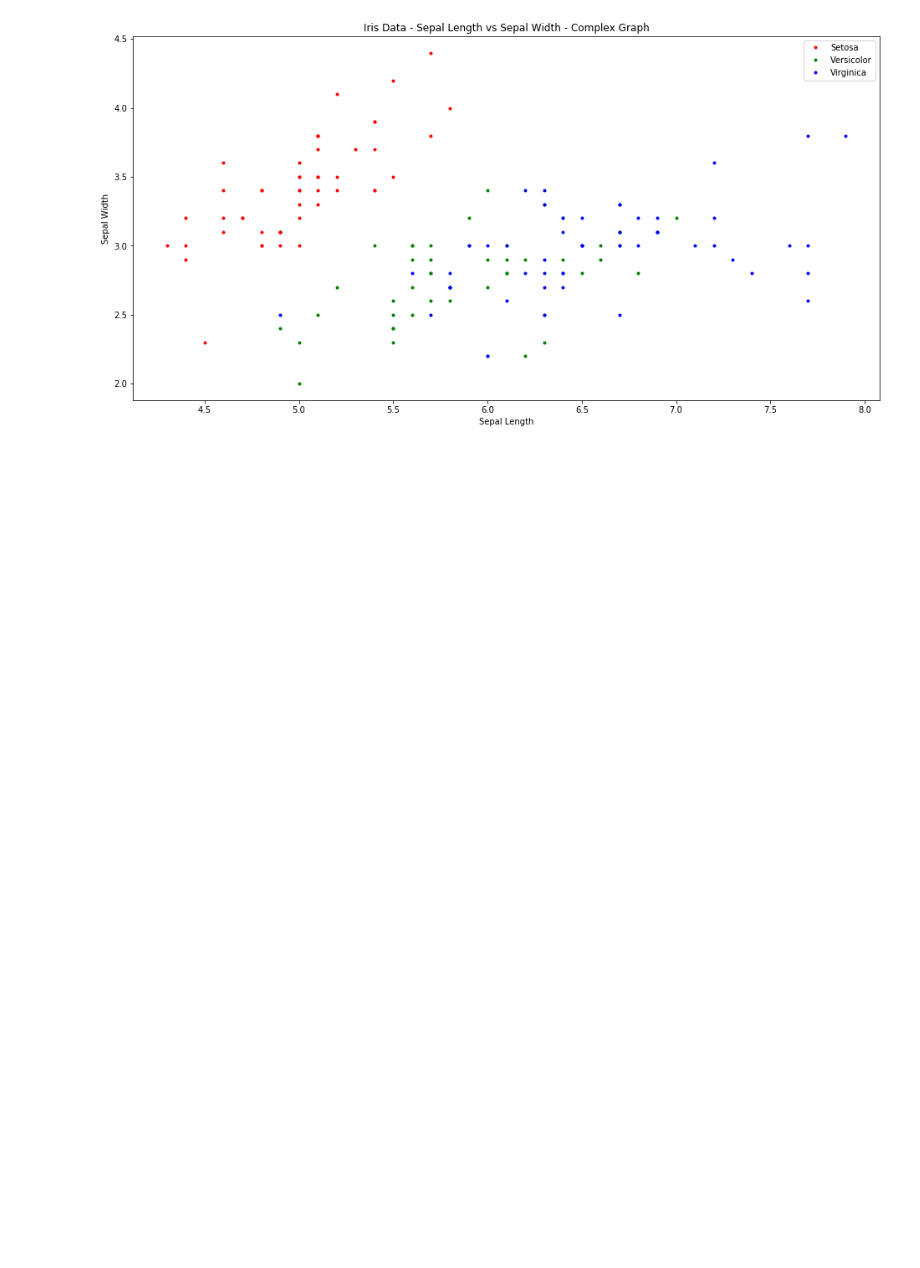
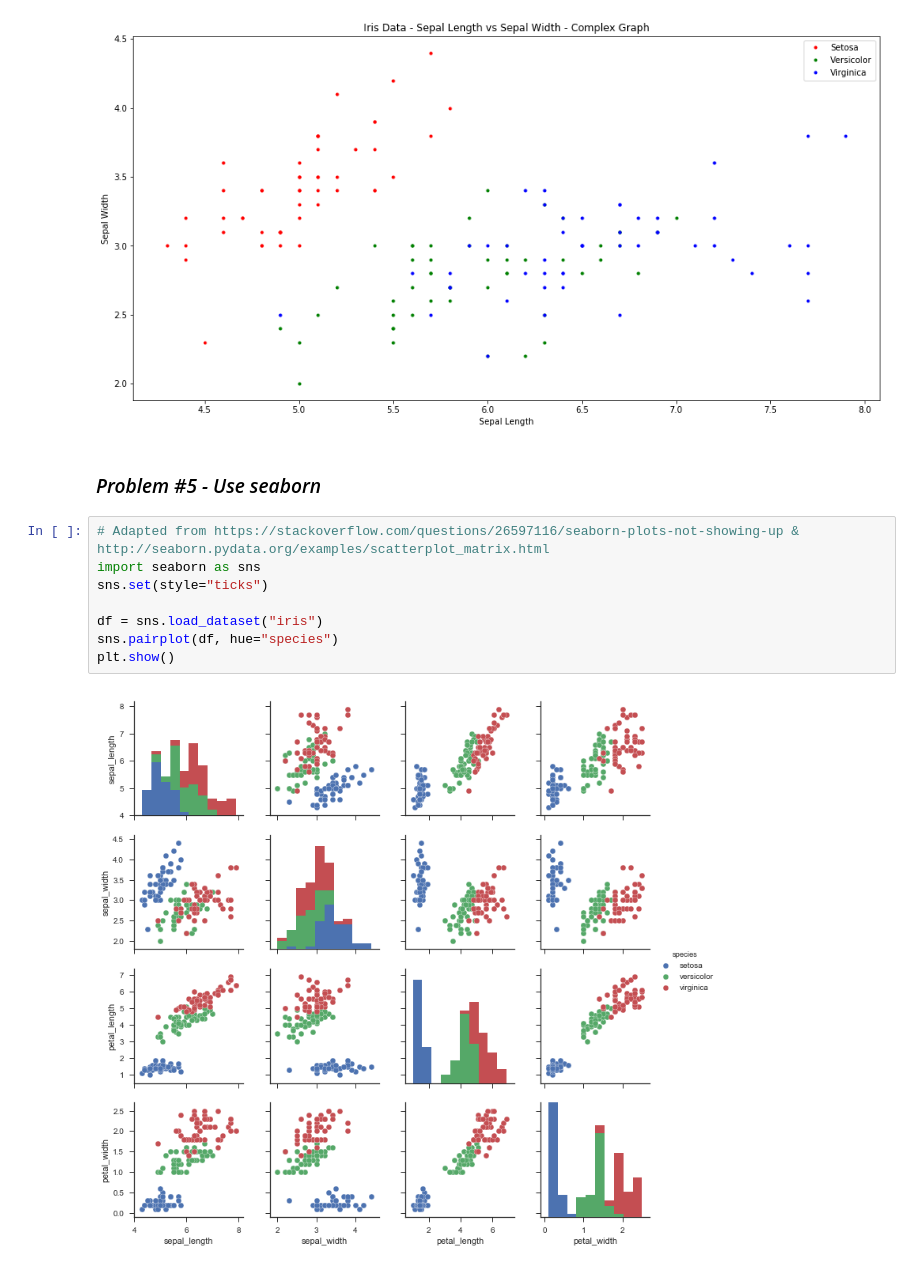
Before and after one commit to SnoW246/Emerging-Technologies, a Jupyter notebook: Jupyter, Numpy & Pyplot/Iris-Data-Set.ipynb, the cells around one changed output. Saved outputs shown, nothing was run; the diff lists cells and outputs as text; blank space fills up the shorter version.

Commit message:
Problem #5 Finished
Displayed seaborn graphs of iris data set

```diff
--- a/Jupyter, Numpy & Pyplot/Iris-Data-Set.ipynb
+++ b/Jupyter, Numpy & Pyplot/Iris-Data-Set.ipynb
@@ -98,3 +98,15 @@ plt.legend()
 plt.show()
 # %% [output]
 [figure]
+# %% [markdown]
+### *Problem #5 - Use seaborn*
+# %%
+# Adapted from https://stackoverflow.com/questions/26597116/seaborn-plots-not-showing-up & http://seaborn.pydata.org/examples/scatterplot_matrix.html
+import seaborn as sns
+sns.set(style="ticks")
+
+df = sns.load_dataset("iris")
+sns.pairplot(df, hue="species")
+plt.show()
+# %% [output]
+[figure, added]
```
Also changed, not shown: parts of 2 cells of this notebook.
